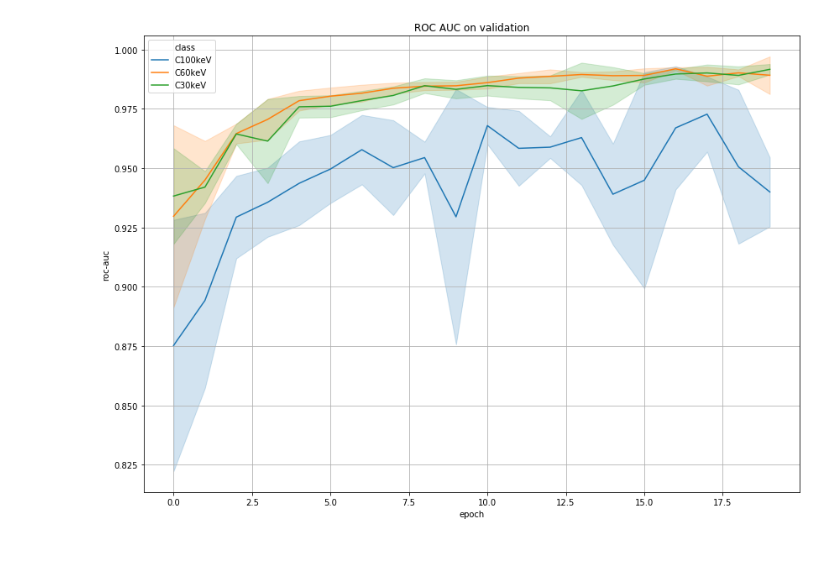
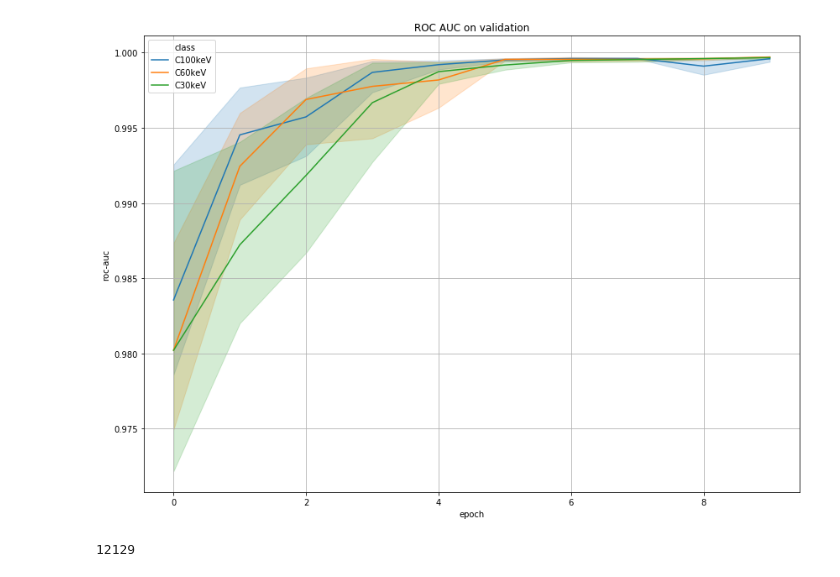
Before and after one commit to altairjericho/NEWS-phd, a Jupyter notebook: CNN/Conv4_3D_norot_residual_v2.ipynb, the cells around one changed output. Drawn from its saved outputs; the diff is of its cells as text; code cells hidden in the pictures.

```diff
--- a/CNN/Conv4_3D_norot_residual_v2.ipynb
+++ b/CNN/Conv4_3D_norot_residual_v2.ipynb
@@ -247,10 +244,11 @@ Total training time  7:16:17.793890
-# %%
-with open('outputs/conv4_3d_res/v2/notes.txt','a') as ftxt:
-    ftxt.write('''
-    * '''+str(N_ep)+''' epochs. Each subset = 1/'''+str(n_fold)+''' (Signal_class) vs 1/'''+str(n_fold)+''' (Gamma_class)
-    ''')
-for s in hist.keys():
-    np.savetxt('outputs/conv4_3d_res/v2/'+s[:-1]+'_'+s[-1]+'_roc_auc_'+str(N_ep)+'.txt', hist_roc[s].val_aucs)
-    np.savetxt('outputs/conv4_3d_res/v2/'+s[:-1]+'_'+s[-1]+'_loss_train_'+str(N_ep)+'.txt', hist[s].history['loss'])
-    np.savetxt('outputs/conv4_3d_res/v2/'+s[:-1]+'_'+s[-1]+'_loss_val_'+str(N_ep)+'.txt', hist[s].history['val_loss'])
-    conv4_3d_res[s].save('networks/res_v2/e'+str(N_ep)+'/conv4_3d_res_'+s[:-1]+'_'+s[-1]+'.h5')
+# %%
+class_names = ['C100keV', 'C60keV', 'C30keV']
+dset = '/mnt/ML-drive/Artem/Python/NEWS/data/dataset_phys_clean.h5'
+lr = 1e-4; beta_1 = 0.95; beta_2 = 0.999
+N_ep = 10; batch = 64; i=0; n_fold = 4
+print('Training in ',n_fold,' folds for ',N_ep,' epochs with batch_size =',batch)
+print('The optimizer is Nadam:\n\tinitial lr =',lr,'\tbeta_1 =',beta_1,'\tbeta_2 =',beta_2,'\n')
+start = datetime.now()
+no_rot_train(class_names=class_names, bckg='fog', N_ep=N_ep, batch=batch, n_fold=n_fold, lr=lr, beta_1=beta_1, beta_2=beta_2,
+           dset=dset, verb=1)
+print('\nTotal training time ', datetime.now()-start)
@@ -257,10 +273,19 @@ for s in hist.keys():
+# %%
+load_s = []
+for n in class_names:
+    load_s += [(n,str(i)) for i in range(1,n_fold+1)]
+tr_loss, val_loss, hist_roc = {},{},{}
+for s, p in load_s:
+    hist_roc[s+p] = np.loadtxt('outputs/conv4_3d_res/v2/no_rot/'+s+'-'+p+'_roc_auc_'+str(N_ep)+'.txt')
+    tr_loss[s+p] = np.loadtxt('outputs/conv4_3d_res/v2/no_rot/'+s+'-'+p+'_loss_train_'+str(N_ep)+'.txt')
+    val_loss[s+p] = np.loadtxt('outputs/conv4_3d_res/v2/no_rot/'+s+'-'+p+'_loss_val_'+str(N_ep)+'.txt')
 # %%
 loss = {}
 loss['epoch'], loss['type'], loss['loss'], loss['class'] = [],[],[],[]
 for n in class_names:
-    for s in [k for k in hist.keys() if n in k]:
+    for s in [k for k in hist_roc.keys() if n in k]:
         e = 1
-        for l, vl in zip(hist[s].history['loss'],hist[s].history['val_loss']):
+        for l, vl in zip(tr_loss[s],val_loss[s]):
             loss['epoch'].append(e); loss['type'].append('train'); loss['loss'].append(l); loss['class'].append(n)
             loss['epoch'].append(e); loss['type'].append('val'); loss['loss'].append(vl); loss['class'].append(n)
             e += 1
@@ -268,7 +293,7 @@ loss = pd.DataFrame(data=loss)
 
 for n in class_names:
     plt.figure(figsize=(14,10))
-    sns.lineplot(x='epoch',y='loss',hue='type', data=loss[loss['class']==n])
+    sns.lineplot(x='epoch',y='loss',hue='type', data=loss[loss['class']==n], ci='sd')
     plt.grid()
     plt.title('Loss during training on '+n+' vs gamma')
     plt.show()
@@ -279,15 +304,19 @@ for n in class_names:
 # %%
 aucs = {}
 aucs['epoch'], aucs['roc-auc'], aucs['class'] = [],[],[]
 for n in class_names:
     for s in [k for k in hist_roc.keys() if n in k]:
-        for e, au in enumerate(hist_roc[s].val_aucs):
+        for e, au in enumerate(hist_roc[s]):
             aucs['epoch'].append(e); aucs['roc-auc'].append(au); aucs['class'].append(n)
 aucs = pd.DataFrame(data=aucs)
 
 plt.figure(figsize=(14,10))
-sns.lineplot(x='epoch',y='roc-auc', hue='class', data=aucs, ci='sd')
+sns.lineplot(x='epoch',y='roc-auc', hue='class', data=aucs)
 plt.grid()
 _ = plt.title('ROC AUC on validation')
 # %% [output]
-[figure, old version]
+[figure, new version]
+# %%
+gc.collect()
+# %% [output]
+12129
```
Also changed, not shown: parts of 6 cells of this notebook, 5 other files.
